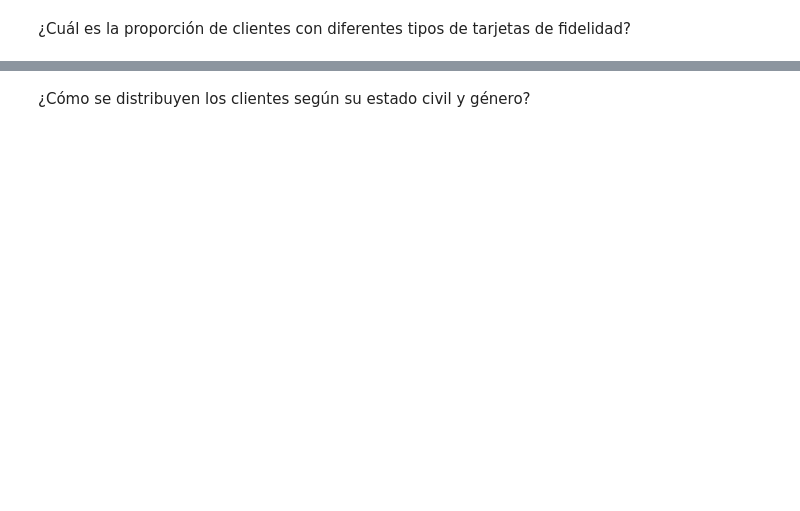
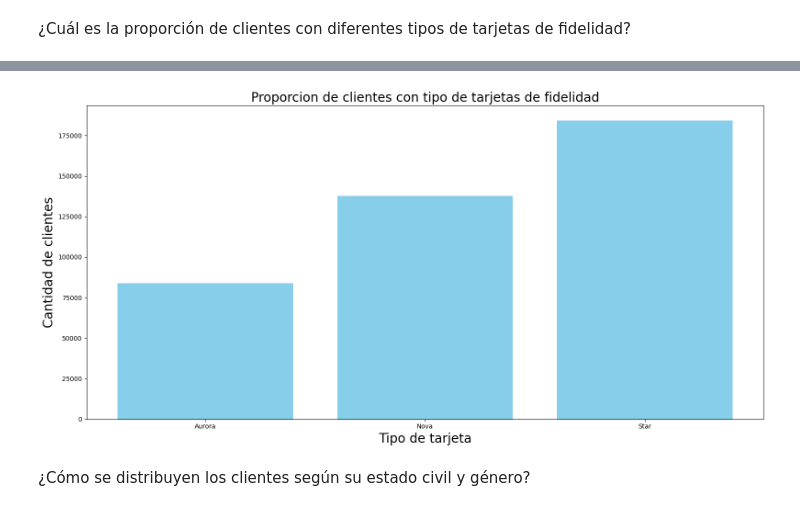
Before and after one commit to Adalab/bda-modulo-3-evaluacion-final-FrancaTortaroloo, a Jupyter notebook: Respuestas.ipynb, the cells around one changed output, grey strips where cells are left out. Saved outputs shown, nothing was run; the diff lists cells and outputs as text; code cells hidden in the pictures; blank space fills up the shorter version.

```diff
--- a/Respuestas.ipynb
+++ b/Respuestas.ipynb
@@ -354,2 +348,18 @@ plt.show()
+# %%
+# Crear el gráfico de barras
+plt.figure(figsize=(16, 8))
+plt.bar(grouped_df['Loyalty Card'], grouped_df['Loyalty Number'], color='skyblue')
+
+# Añadir títulos y etiquetas
+plt.title('Proporcion de clientes con tipo de tarjetas de fidelidad', fontsize=20)
+plt.xlabel('Tipo de tarjeta', fontsize=20)
+plt.ylabel('Cantidad de clientes', fontsize=20)
+
+
+# Mostrar el gráfico
+plt.tight_layout()
+plt.show()
+# %% [output]
+[figure, added]
 # %% [markdown]
 ¿Cómo se distribuyen los clientes según su estado civil y género?
```
Also changed, not shown: parts of 5 cells of this notebook.
